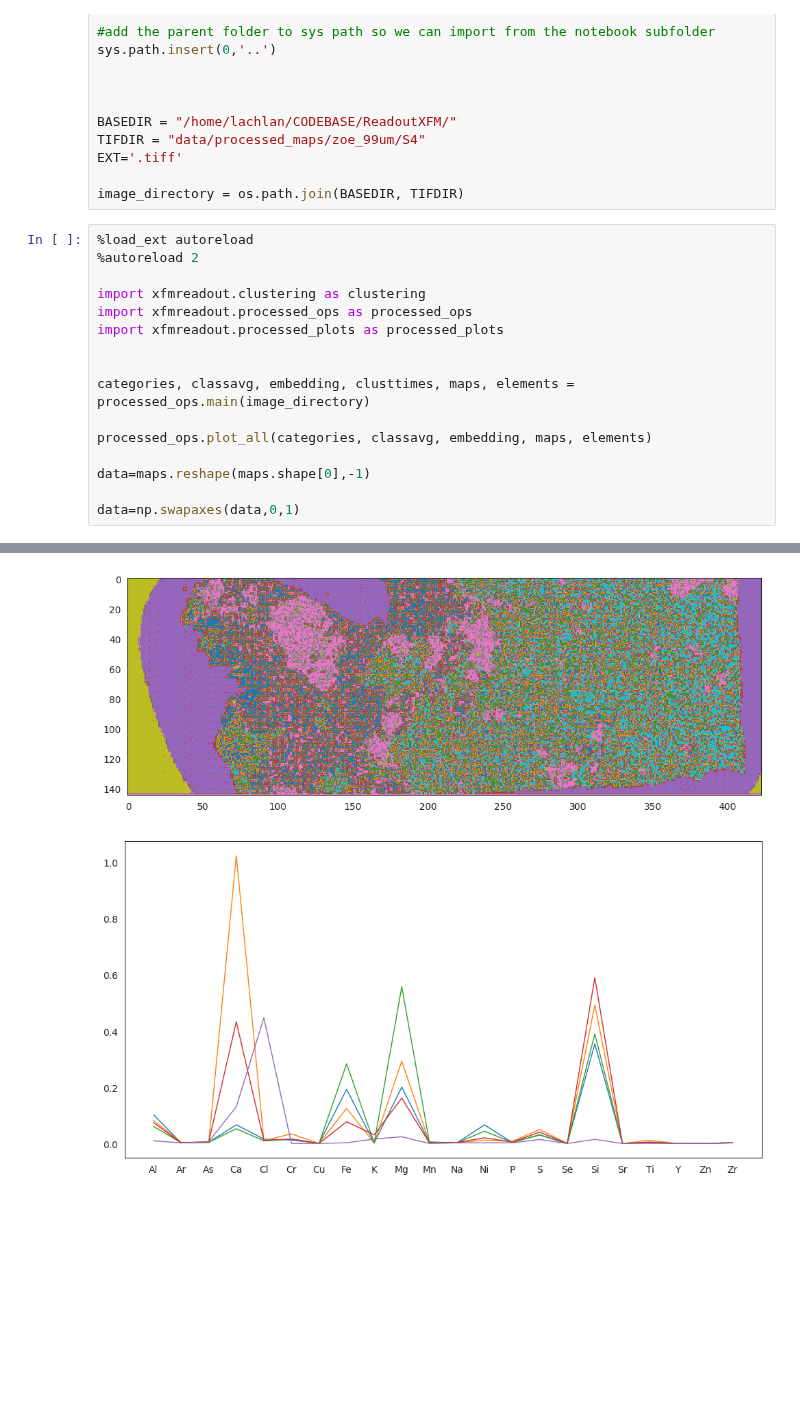
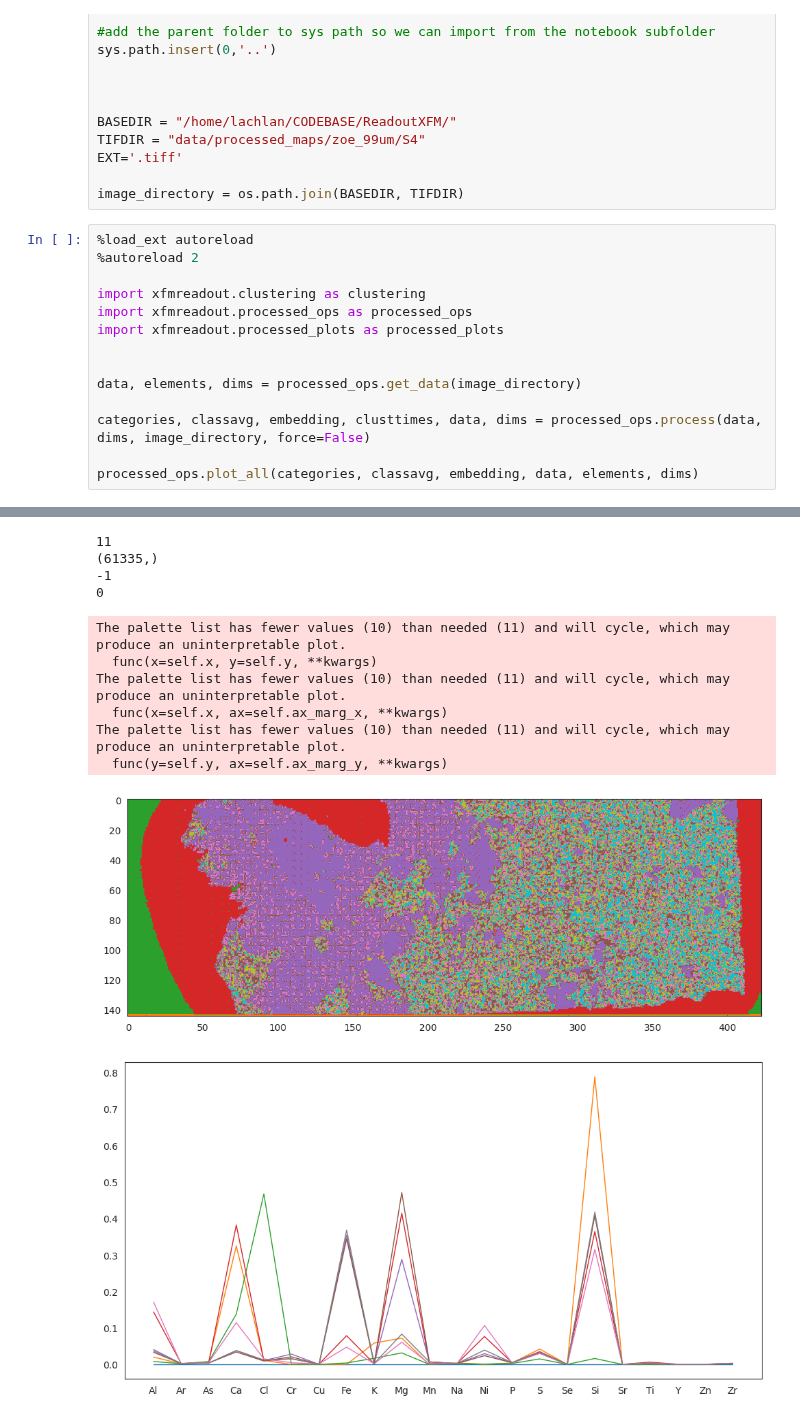
Before and after one commit to lachlanc61/ColourspecXFM, a Jupyter notebook: notebooks/dbscan.ipynb, the cells around one changed output, grey strips where cells are left out. Saved outputs shown, nothing was run; the diff lists cells and outputs as text; blank space fills up the shorter version.

```diff
--- a/notebooks/dbscan.ipynb
+++ b/notebooks/dbscan.ipynb
@@ -34,13 +34,11 @@ import xfmreadout.processed_ops as processed_ops
 import xfmreadout.processed_plots as processed_plots
 
 
-categories, classavg, embedding, clusttimes, maps, elements = processed_ops.main(image_directory)
+data, elements, dims = processed_ops.get_data(image_directory)
 
-processed_ops.plot_all(categories, classavg, embedding, maps, elements)
+categories, classavg, embedding, clusttimes, data, dims = processed_ops.process(data, dims, image_directory, force=False)
 
-data=maps.reshape(maps.shape[0],-1)
-
-data=np.swapaxes(data,0,1)
+processed_ops.plot_all(categories, classavg, embedding, data, elements, dims)
 # %% [output]
 The autoreload extension is already loaded. To reload it, use:
   %reload_ext autoreload
@@ -49,3 +64,13 @@ Cr
 [figure]
+11
+(61335,)
+-1
+0
+The palette list has fewer values (10) than needed (11) and will cycle, which may produce an uninterpretable plot.
+  func(x=self.x, y=self.y, **kwargs)
+The palette list has fewer values (10) than needed (11) and will cycle, which may produce an uninterpretable plot.
+  func(x=self.x, ax=self.ax_marg_x, **kwargs)
+The palette list has fewer values (10) than needed (11) and will cycle, which may produce an uninterpretable plot.
+  func(y=self.y, ax=self.ax_marg_y, **kwargs)
-[figure, old version]
+[figure, new version]
-[figure, old version]
+[figure, new version]
```
Also changed, not shown: parts of 12 cells of this notebook, 5 other files.
